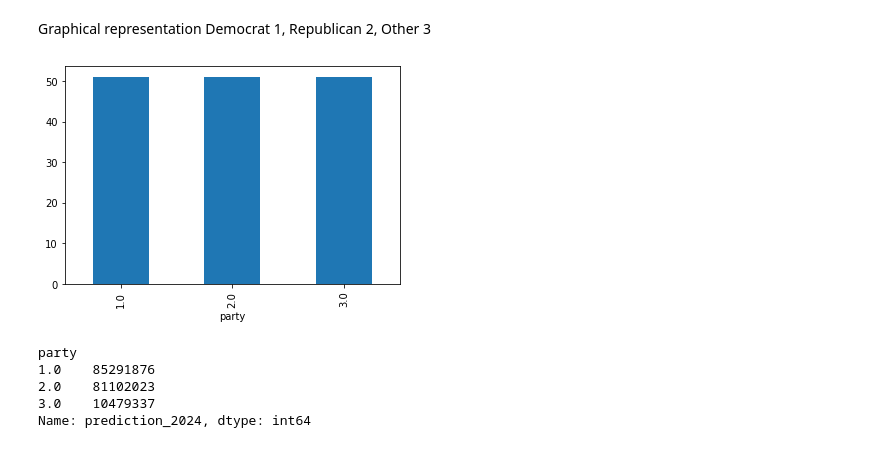
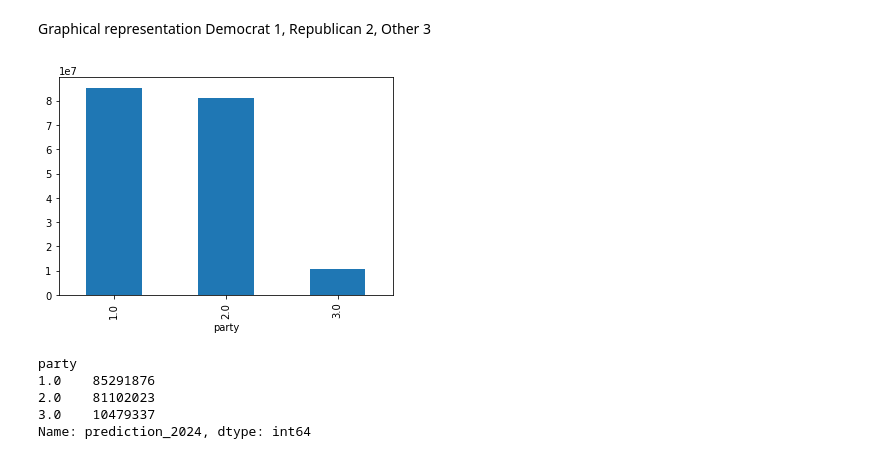
Before and after one commit to TracyRenee61/US-presidential-elections-2020, a Jupyter notebook: US_Pres_Elections_2024_Random_Forest.ipynb, the cells around one changed output. Saved outputs shown, nothing was run; the diff lists cells and outputs as text; code cells hidden in the pictures.

```diff
--- a/US_Pres_Elections_2024_Random_Forest.ipynb
+++ b/US_Pres_Elections_2024_Random_Forest.ipynb
@@ -176,10 +601,10 @@ prediction
 Graphical representation
 Democrat 1, Republican 2, Other 3
 # %%
-prediction.groupby('party')['prediction_2024'].count().plot.bar(ylim=0)
+prediction.groupby('party')['prediction_2024'].sum().plot.bar(ylim=0)
 plt.show()
 # %% [output]
-[figure, old version]
+[figure, new version]
 # %%
 predict_winner = prediction.groupby('party')['prediction_2024'].sum()
 predict_winner
```
Also changed, not shown: parts of 38 cells of this notebook.
